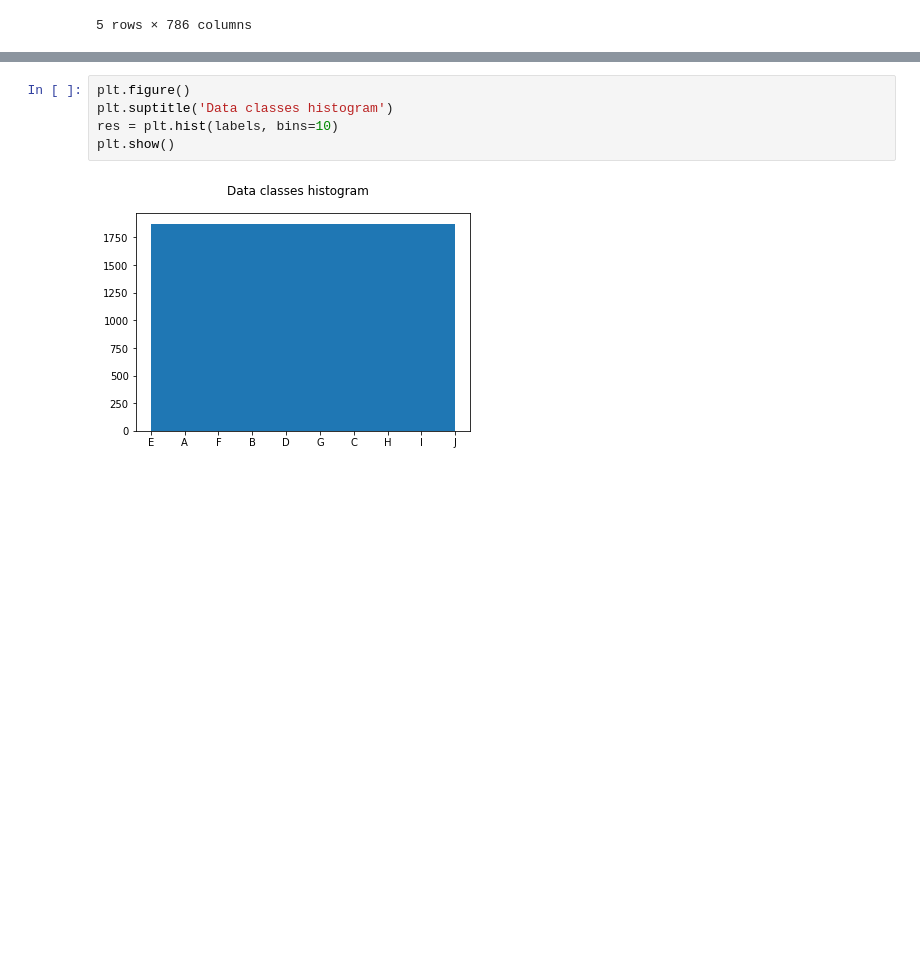
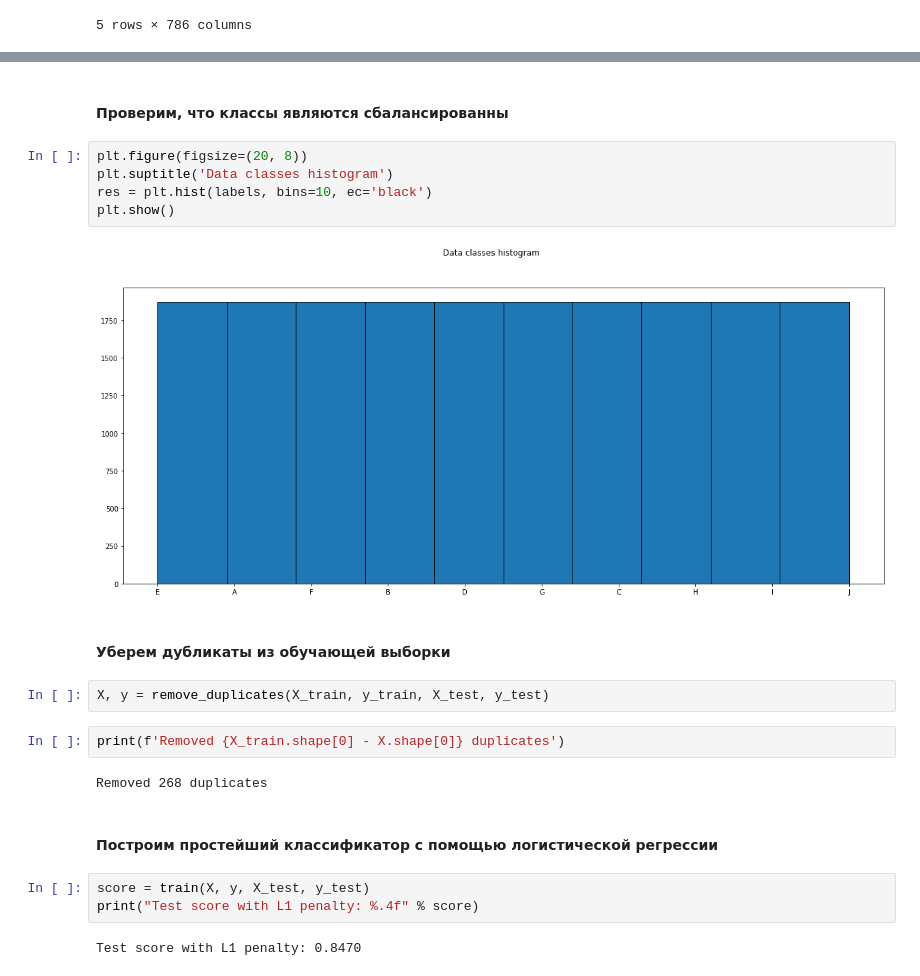
Before and after one commit to Stunba/MachineLearning2, a Jupyter notebook: lab1/ml-lab1.ipynb, the cells around one changed output, grey strips where cells are left out. Drawn from its saved outputs; the diff is of its cells as text; blank space fills up the shorter version.

```diff
--- a/lab1/ml-lab1.ipynb
+++ b/lab1/ml-lab1.ipynb
@@ -91,7 +43,24 @@ display_images(X_train)
+# %% [markdown]
+#### Проверим, что классы являются сбалансированны
 # %%
-plt.figure()
+plt.figure(figsize=(20, 8))
 plt.suptitle('Data classes histogram')
-res = plt.hist(labels, bins=10)
+res = plt.hist(labels, bins=10, ec='black')
 plt.show()
 # %% [output]
-[figure, old version]
+[figure, new version]
+# %% [markdown]
+#### Уберем дубликаты из обучающей выборки
+# %%
+X, y = remove_duplicates(X_train, y_train, X_test, y_test)
+# %%
+print(f'Removed {X_train.shape[0] - X.shape[0]} duplicates')
+# %% [output]
+Removed 268 duplicates
+# %% [markdown]
+#### Построим простейший классификатор с помощью логистической регрессии
+# %%
+score = train(X, y, X_test, y_test)
+print("Test score with L1 penalty: %.4f" % score)
+# %% [output]
+Test score with L1 penalty: 0.8470
```
Also changed, not shown: parts of 18 cells of this notebook.
